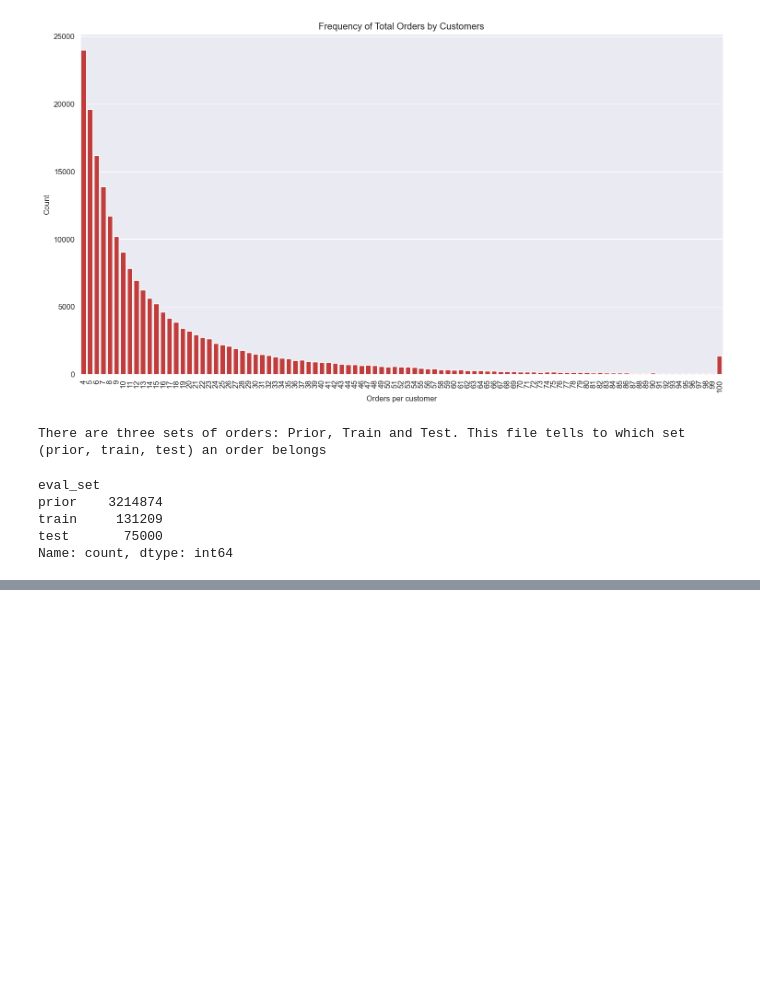
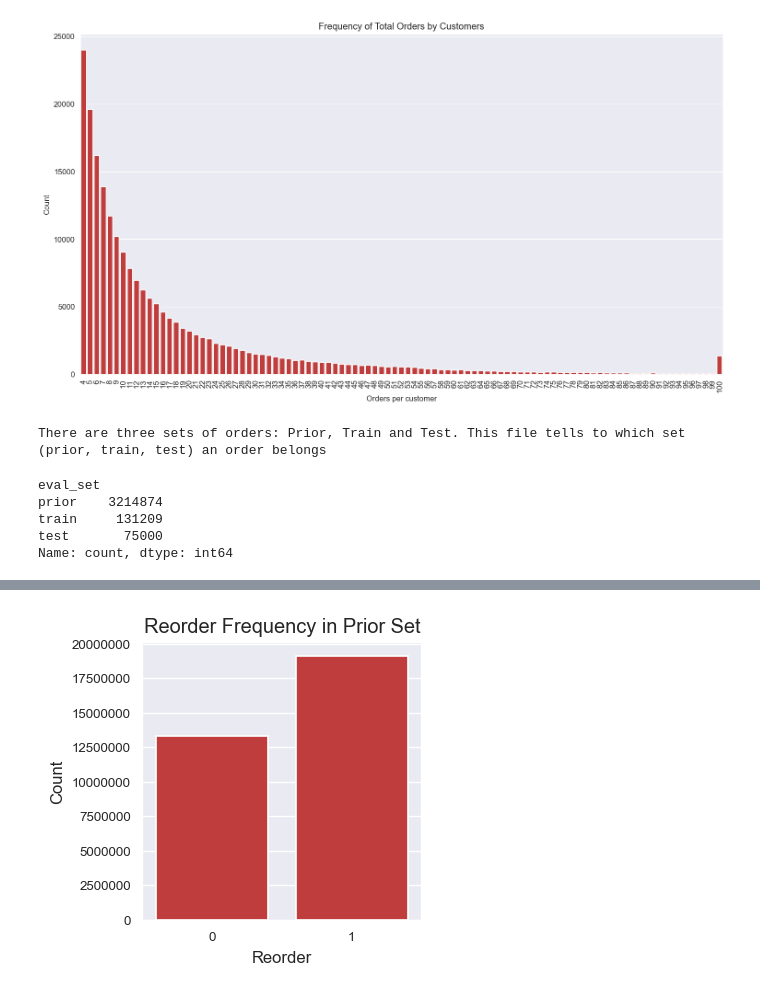
Before and after one commit to deeksha9107/instacart_market_basket_analysis, a Jupyter notebook: Instacart Market Basket Analysis 1.ipynb, the cells around one changed output, grey strips where cells are left out. Cells and saved outputs as stored; diff of their text form; code cells hidden in the pictures; blank space fills up the shorter version.

```diff
--- a/Instacart Market Basket Analysis 1.ipynb
+++ b/Instacart Market Basket Analysis 1.ipynb
@@ -321,0 +476,13 @@ plt.show()
+# %%
+fig, ax = plt.subplots(figsize=(3,3))
+ax = sns.barplot(x = order_products_prior.reordered.value_counts().index,
+                y = order_products_prior.reordered.value_counts().values, color = color[3])
+ax.set_xlabel('Reorder', size = 10)
+ax.set_ylabel('Count', size = 10)
+ax.tick_params(axis = 'both', labelsize = 8)
+ax.ticklabel_format(style='plain', axis='y')
+ax.set_title('Reorder Frequency in Prior Set')
+fig.savefig('Reorder Frequency in Prior Set')
+plt.show()
+# %% [output]
+[figure, added]
```
Also changed, not shown: parts of 28 cells of this notebook, 3 other files.
